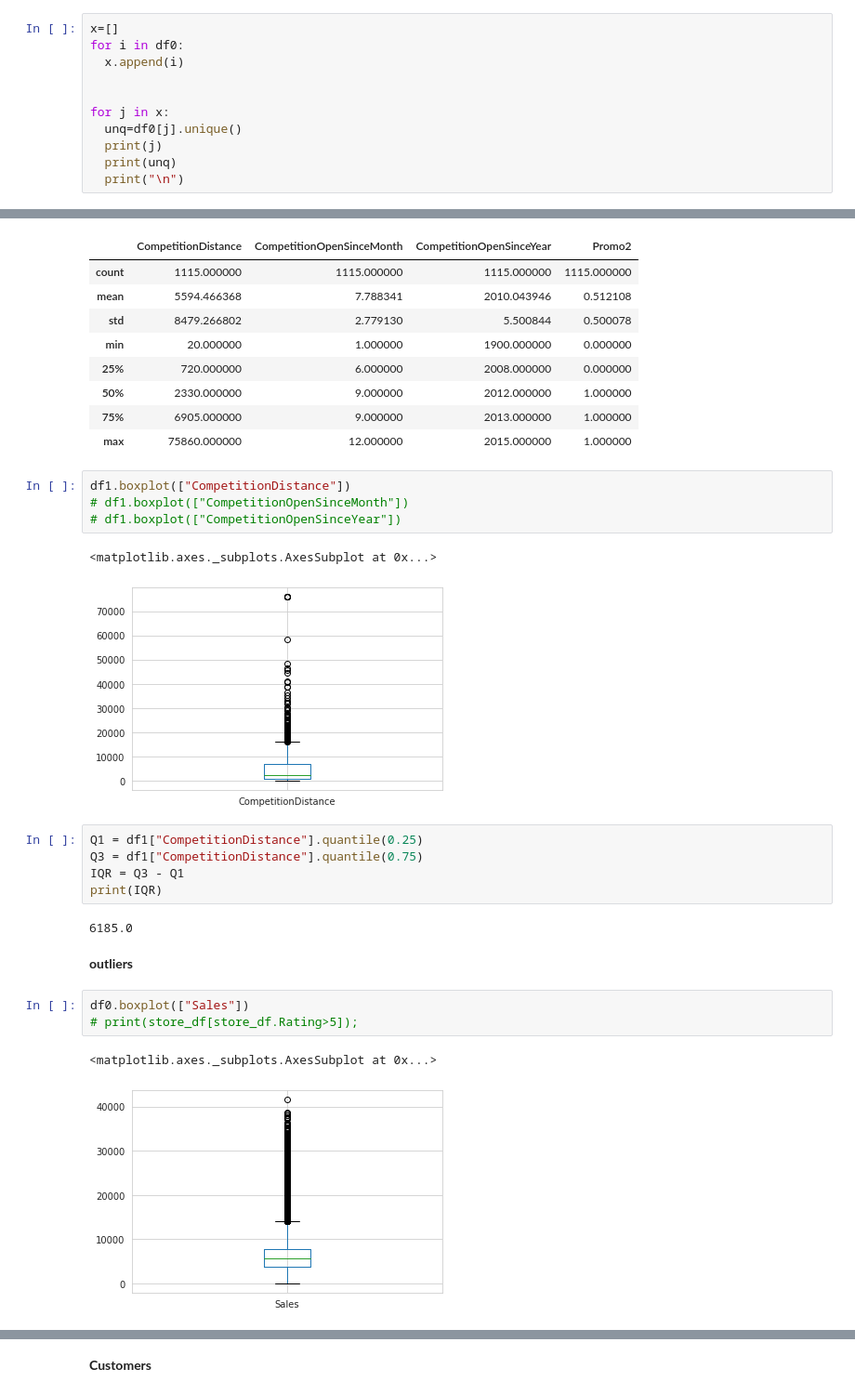
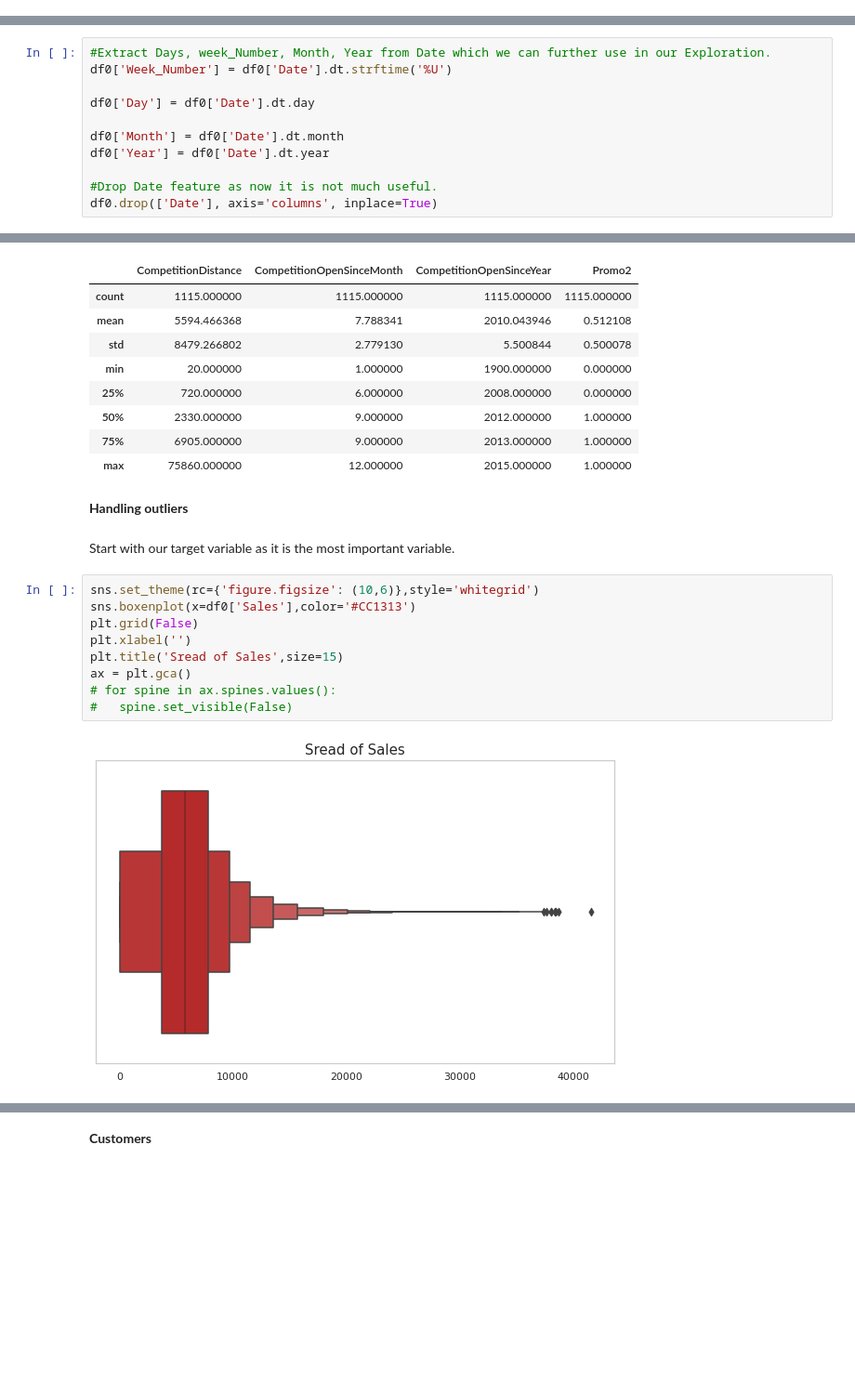
Before and after one commit to DeepakKumarSingh003/Rossmann-Sales-Prediction-, a Jupyter notebook: Rossmann_Sales_Prediction_Capstone_Project.ipynb, the cells around one changed output, grey strips where cells are left out. Shown at 93% size. Saved outputs shown, nothing was run; the diff lists cells and outputs as text; blank space fills up the shorter version.

```diff
--- a/Rossmann_Sales_Prediction_Capstone_Project.ipynb
+++ b/Rossmann_Sales_Prediction_Capstone_Project.ipynb
@@ -153,14 +177,3 @@ Detailed_info(df0)
 | Promo | int64 | 2 | 0 | 1017209 | 0.0 |
 | StateHoliday | object | 5 | 0 | 1017209 | 0.0 |
 | SchoolHoliday | int64 | 2 | 0 | 1017209 | 0.0 |
-# %%
-x=[]
-for i in df0:
-  x.append(i)
-
-
-for j in x:
-  unq=df0[j].unique()
-  print(j)
-  print(unq)
-  print("\n")
@@ -203,0 +205,11 @@ df0['Week_Number'] = df0['Date'].dt.strftime('%U')
+# %%
+#Extract Days, week_Number, Month, Year from Date which we can further use in our Exploration.
+df0['Week_Number'] = df0['Date'].dt.strftime('%U')
+
+df0['Day'] = df0['Date'].dt.day
+
+df0['Month'] = df0['Date'].dt.month
+df0['Year'] = df0['Date'].dt.year
+
+#Drop Date feature as now it is not much useful.
+df0.drop(['Date'], axis='columns', inplace=True)
@@ -296,25 +316,18 @@ df1.describe()
 | 50% | 2330.000000 | 9.000000 | 2012.000000 | 1.000000 |
 | 75% | 6905.000000 | 9.000000 | 2013.000000 | 1.000000 |
 | max | 75860.000000 | 12.000000 | 2015.000000 | 1.000000 |
-# %%
-df1.boxplot(["CompetitionDistance"])
-# df1.boxplot(["CompetitionOpenSinceMonth"])
-# df1.boxplot(["CompetitionOpenSinceYear"])
-# %% [output]
-<matplotlib.axes._subplots.AxesSubplot at 0x...>
-[figure, removed]
-# %%
-Q1 = df1["CompetitionDistance"].quantile(0.25)
-Q3 = df1["CompetitionDistance"].quantile(0.75)
-IQR = Q3 - Q1
-print(IQR)
-# %% [output]
-6185.0
 # %% [markdown]
-**outliers**
+**Handling outliers**
-# %%
-df0.boxplot(["Sales"])
-# print(store_df[store_df.Rating>5]);
-# %% [output]
-<matplotlib.axes._subplots.AxesSubplot at 0x...>
-[figure, removed]
+# %% [markdown]
+Start with our target variable as it is the most important variable.
+# %%
+sns.set_theme(rc={'figure.figsize': (10,6)},style='whitegrid')
+sns.boxenplot(x=df0['Sales'],color='#CC1313')
+plt.grid(False)
+plt.xlabel('')
+plt.title('Sread of Sales',size=15)
+ax = plt.gca()
+# for spine in ax.spines.values():
+#   spine.set_visible(False)
+# %% [output]
+[figure, added]
```
Also changed, not shown: parts of 94 cells of this notebook.
